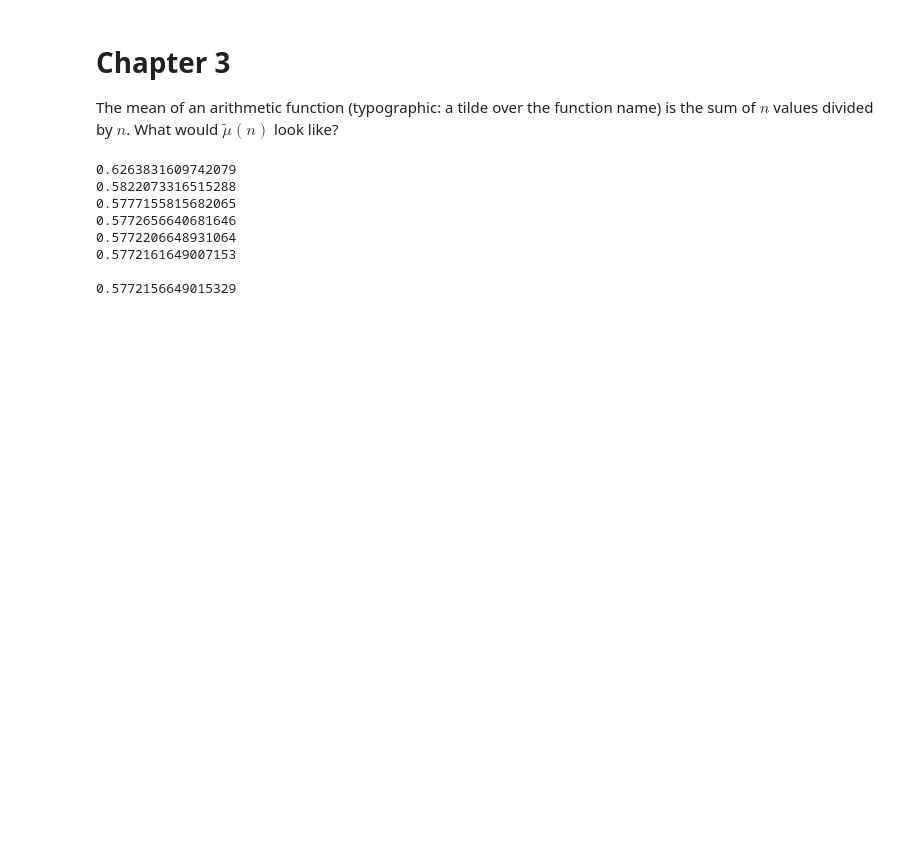
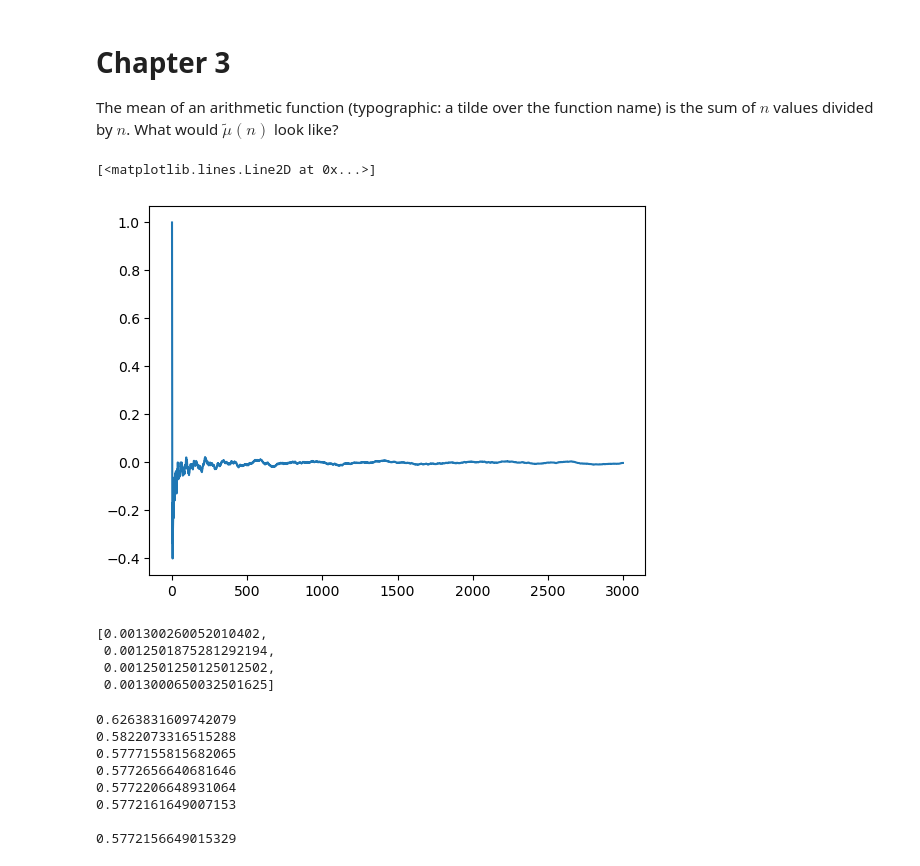
Before and after one commit to robfatland/ant, a Jupyter notebook: 3_narrative.ipynb, the cells around one changed output. Drawn from its saved outputs; the diff is of its cells as text; code cells hidden in the pictures; blank space fills up the shorter version.

```diff
--- a/3_narrative.ipynb
+++ b/3_narrative.ipynb
@@ -7,9 +7,20 @@ What would $\tilde{\mu}(n)$ look like?
 # %%
 import ant
 
 from matplotlib import pyplot as plt
 from math import pi
-plt.plot(ant.AMList(ant.mobius, 2000))     # check that the Analytic Number Theory module ant.py is working ok
+mobius_data = ant.AMList(ant.mobius, 20000)
+plt.plot(mobius_data[:3000])                           # check that the Analytic Number Theory module ant.py is working ok
+# %% [output]
+[<matplotlib.lines.Line2D at 0x...>]
+[figure, added]
+# %%
+mobius_data[-5:-1]
+# %% [output]
+[0.001300260052010402,
+ 0.0012501875281292194,
+ 0.0012501250125012502,
+ 0.0013000650032501625]
 # %%
 # Check calculation of Gamma; this should be moved to ant.py __main__
 
```
Also changed, not shown: 2 other files.
